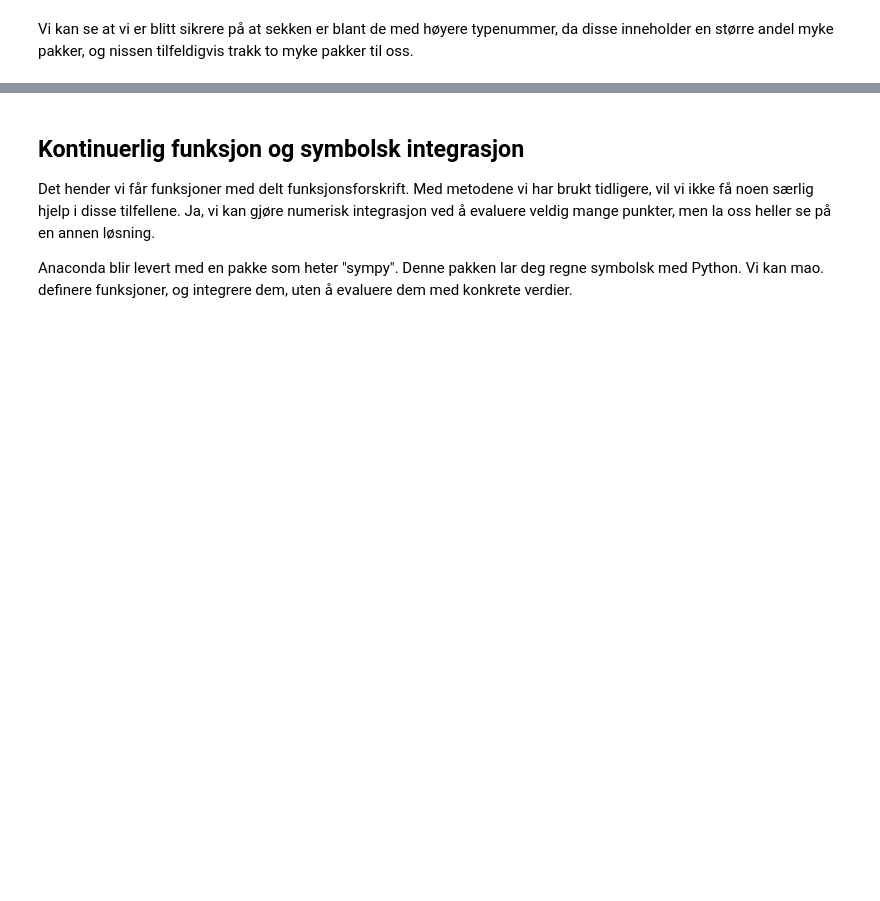
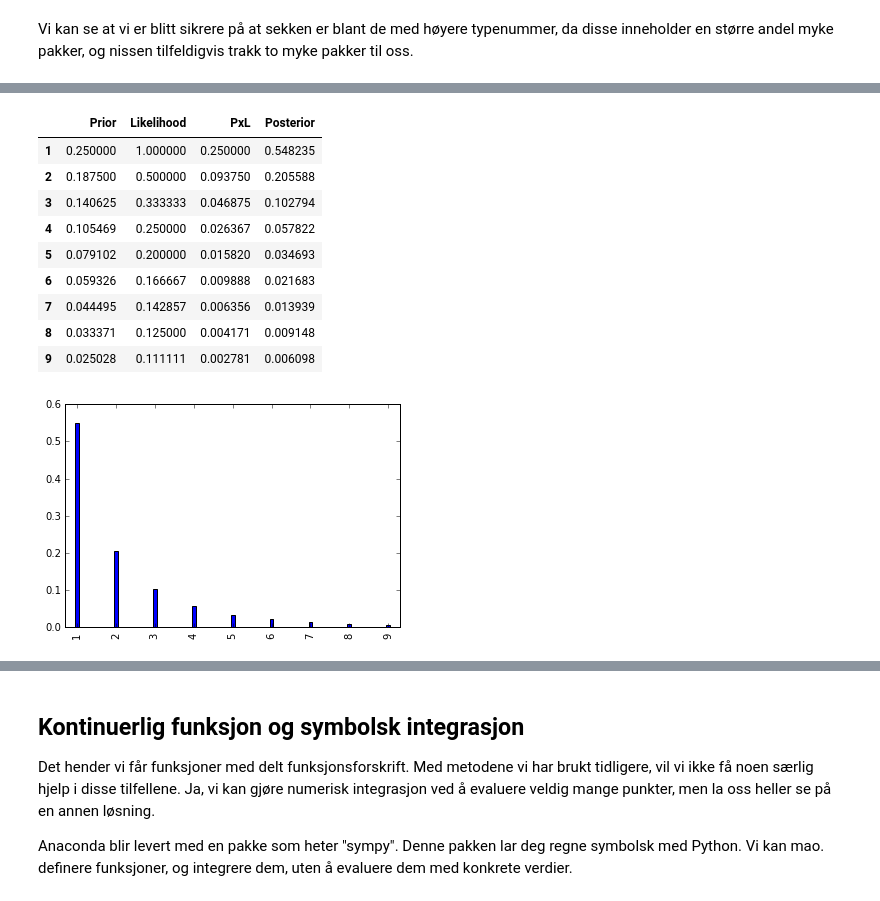
Before and after one commit to oal/ma155-pandas-manual, a Jupyter notebook: notebooks/Statistisk inferens med Bayes teorem.ipynb, the cells around one changed output, grey strips where cells are left out. Saved outputs shown, nothing was run; the diff lists cells and outputs as text; code cells hidden in the pictures; blank space fills up the shorter version.

```diff
--- a/notebooks/Statistisk inferens med Bayes.ipynb
+++ b/notebooks/Statistisk inferens med Bayes teorem.ipynb
@@ -91,0 +100,32 @@ Vi kan se at vi er blitt sikrere på at sekken er blant de med høyere typenumme
+# %%
+from scipy.stats import geom
+
+# Prior er en geometrisk fordeling med p=1/4 pga. D4-terning.
+prior = geom(1/4).pmf
+
+# For ordens skyld definerer vi likelihood som en funksjon, men vi kan også gjøre operasjonen direkte
+# på Series-objektene, slik vi har gjort tidligere.
+def likelihood(n):
+    return 1/n
+
+df4 = DataFrame()
+ns = Series(range(1,10), index=range(1,10)) # n-verdiene, altså antall terningkast.
+df4['Prior'] = ns.apply(prior) # Ta alle n-veriene, og kjør prior-funksjonen på disse.
+df4['Likelihood'] = ns.apply(likelihood) # Tilsvarende på likelihood. Alternativ: 1/ns gir samme resultat.
+df4['PxL'] = df4['Prior'] * df4['Likelihood']
+df4['Posterior'] = df4['PxL'] / sum(df4['PxL'])
+
+df4['Posterior'].plot.bar(width=0.1)
+df4
+# %% [output]
+|  | Prior | Likelihood | PxL | Posterior |
+| 1 | 0.250000 | 1.000000 | 0.250000 | 0.548235 |
+| 2 | 0.187500 | 0.500000 | 0.093750 | 0.205588 |
+| 3 | 0.140625 | 0.333333 | 0.046875 | 0.102794 |
+| 4 | 0.105469 | 0.250000 | 0.026367 | 0.057822 |
+| 5 | 0.079102 | 0.200000 | 0.015820 | 0.034693 |
+| 6 | 0.059326 | 0.166667 | 0.009888 | 0.021683 |
+| 7 | 0.044495 | 0.142857 | 0.006356 | 0.013939 |
+| 8 | 0.033371 | 0.125000 | 0.004171 | 0.009148 |
+| 9 | 0.025028 | 0.111111 | 0.002781 | 0.006098 |
+[figure, added]
```
Also changed, not shown: parts of 6 cells of this notebook, 16 other files.
